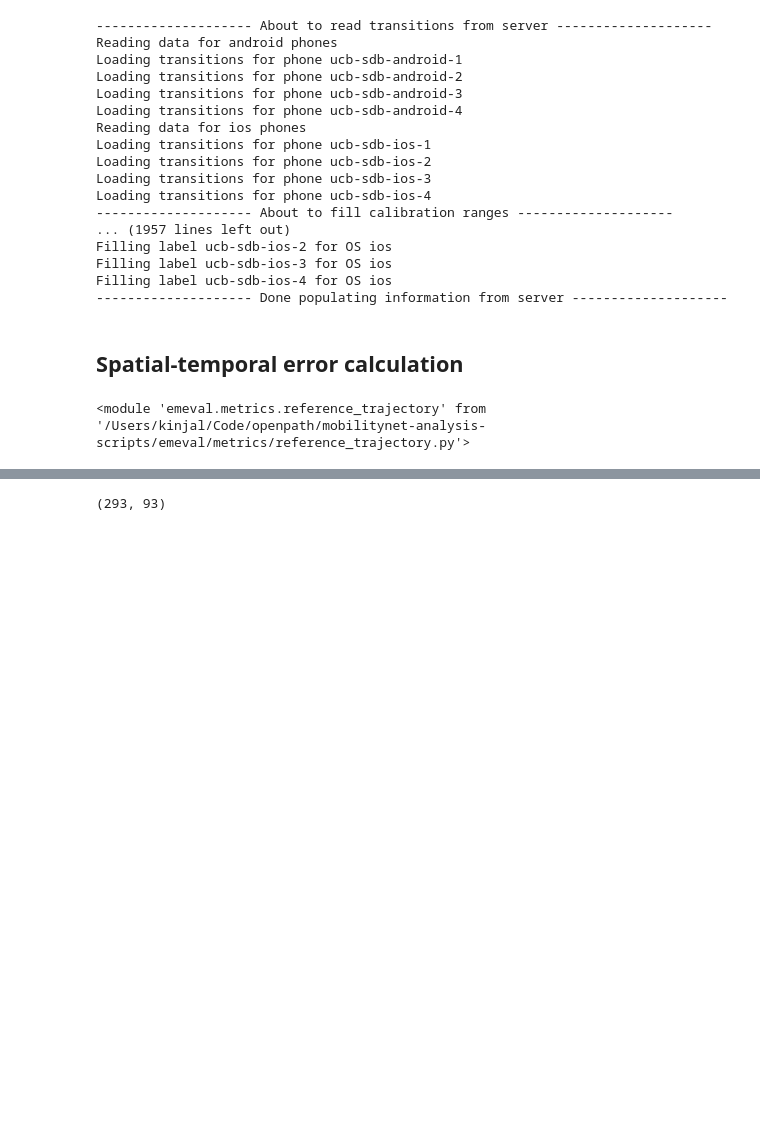
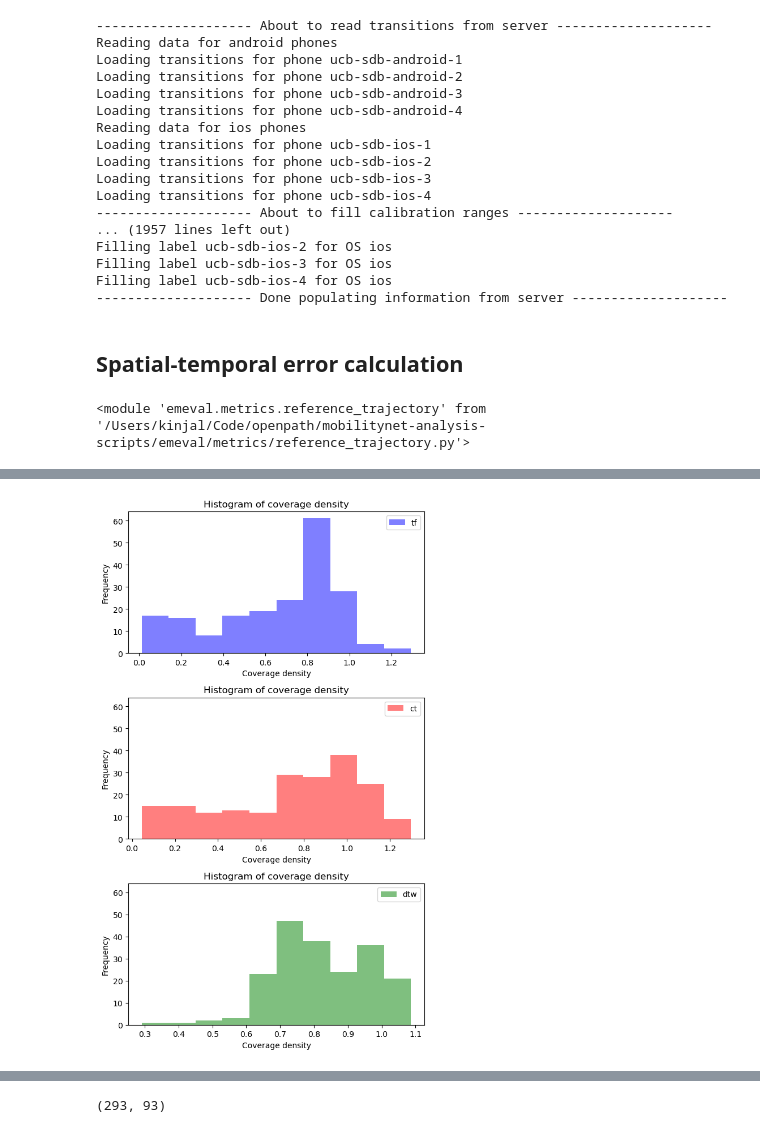
Before and after one commit to KG2468/mobilitynet-analysis-scripts, a Jupyter notebook: trajectory_evaluation_spatio_temporal_all.ipynb, the cells around one changed output, grey strips where cells are left out. Drawn from its saved outputs; the diff is of its cells as text; code cells hidden in the pictures; blank space fills up the shorter version.

```diff
--- a/trajectory_evaluation_spatio_temporal_all.ipynb
+++ b/trajectory_evaluation_spatio_temporal_all.ipynb
@@ -374,0 +545,27 @@ Saving data to file bin/data/train_bus_ebike_mtv_ucb/with_ends/berkeley_to_mtv_S
+# %%
+#Histogram of coverage density
+
+fig, ax = plt.subplots(3, 1, figsize=(6, 10), sharex=False, sharey=True)
+ax[0].hist(tf_coverages["coverage_density"], alpha=0.5, bins=10, label='tf', color='b')
+ax[1].hist(ct_coverages["coverage_density"], alpha=0.5, bins=10, label='ct', color='r')
+ax[2].hist(dtw_coverages["coverage_density"], alpha=0.5, bins=10, label='dtw', color='g')
+
+ax[0].set_title('Histogram of coverage density')
+ax[0].set_xlabel('Coverage density')
+ax[0].set_ylabel('Frequency')
+ax[0].legend()
+
+ax[1].set_title('Histogram of coverage density')
+ax[1].set_xlabel('Coverage density')
+ax[1].set_ylabel('Frequency')
+ax[1].legend()
+
+ax[2].set_title('Histogram of coverage density')
+ax[2].set_xlabel('Coverage density')
+ax[2].set_ylabel('Frequency')
+ax[2].legend()
+
+plt.tight_layout()
+plt.show()
+# %% [output]
+[figure, added]
```
Also changed, not shown: parts of 28 cells of this notebook, 4 other files.
